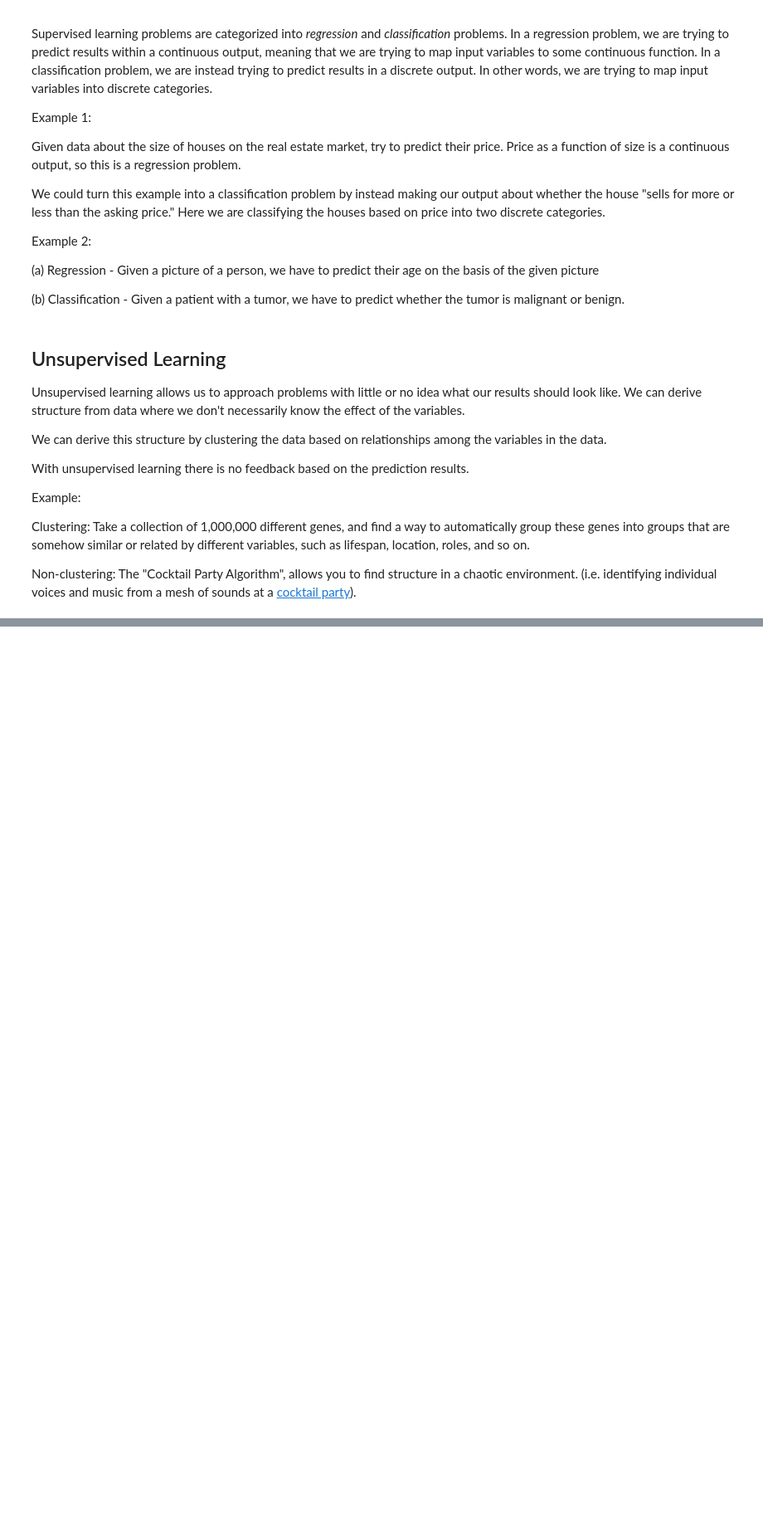
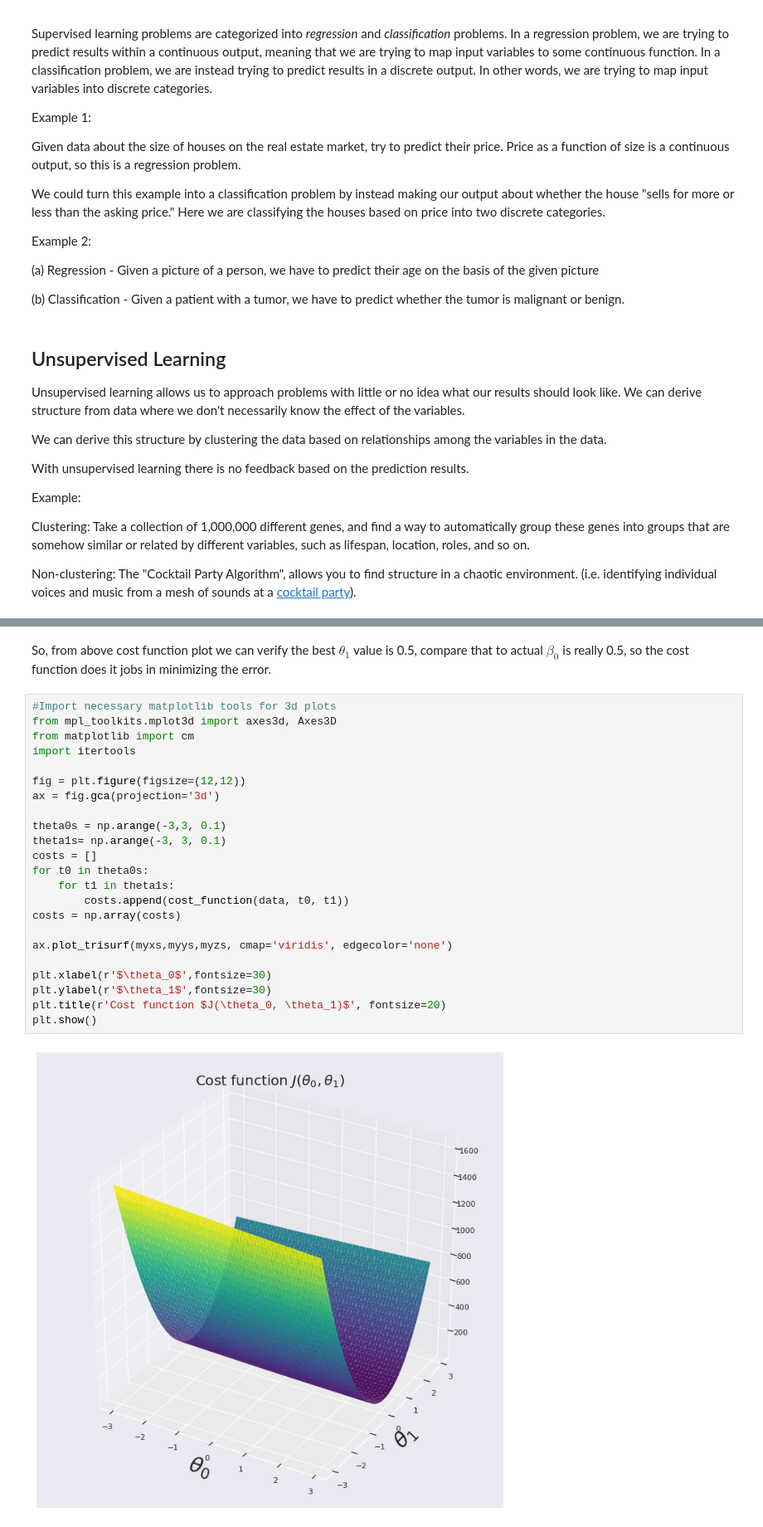
Before and after one commit to hurshd0/coursera-stanford-ml-course, a Jupyter notebook: week1/week1.ipynb, the cells around one changed output, grey strips where cells are left out. Shown: that part at 83% size. Cells and saved outputs as stored; diff of their text form; blank space fills up the shorter version.

```diff
--- a/week1/week1.ipynb
+++ b/week1/week1.ipynb
@@ -74,0 +148,27 @@ NameError: name 'm' is not defined
+# %% [markdown]
+So, from above cost function plot we can verify the best $\theta_1$ value is 0.5, compare that to actual $\beta_0$ is really 0.5, so the cost function does it jobs in minimizing the error.
+# %%
+#Import necessary matplotlib tools for 3d plots
+from mpl_toolkits.mplot3d import axes3d, Axes3D
+from matplotlib import cm
+import itertools
+
+fig = plt.figure(figsize=(12,12))
+ax = fig.gca(projection='3d')
+
+theta0s = np.arange(-3,3, 0.1)
+theta1s= np.arange(-3, 3, 0.1)
+costs = []
+for t0 in theta0s:
+    for t1 in theta1s:
+        costs.append(cost_function(data, t0, t1))
+costs = np.array(costs)
+
+ax.plot_trisurf(myxs,myys,myzs, cmap='viridis', edgecolor='none')
+
+plt.xlabel(r'$\theta_0$',fontsize=30)
+plt.ylabel(r'$\theta_1$',fontsize=30)
+plt.title(r'Cost function $J(\theta_0, \theta_1)$', fontsize=20)
+plt.show()
+# %% [output]
+[figure, added]
```
Also changed, not shown: parts of 8 cells of this notebook.
